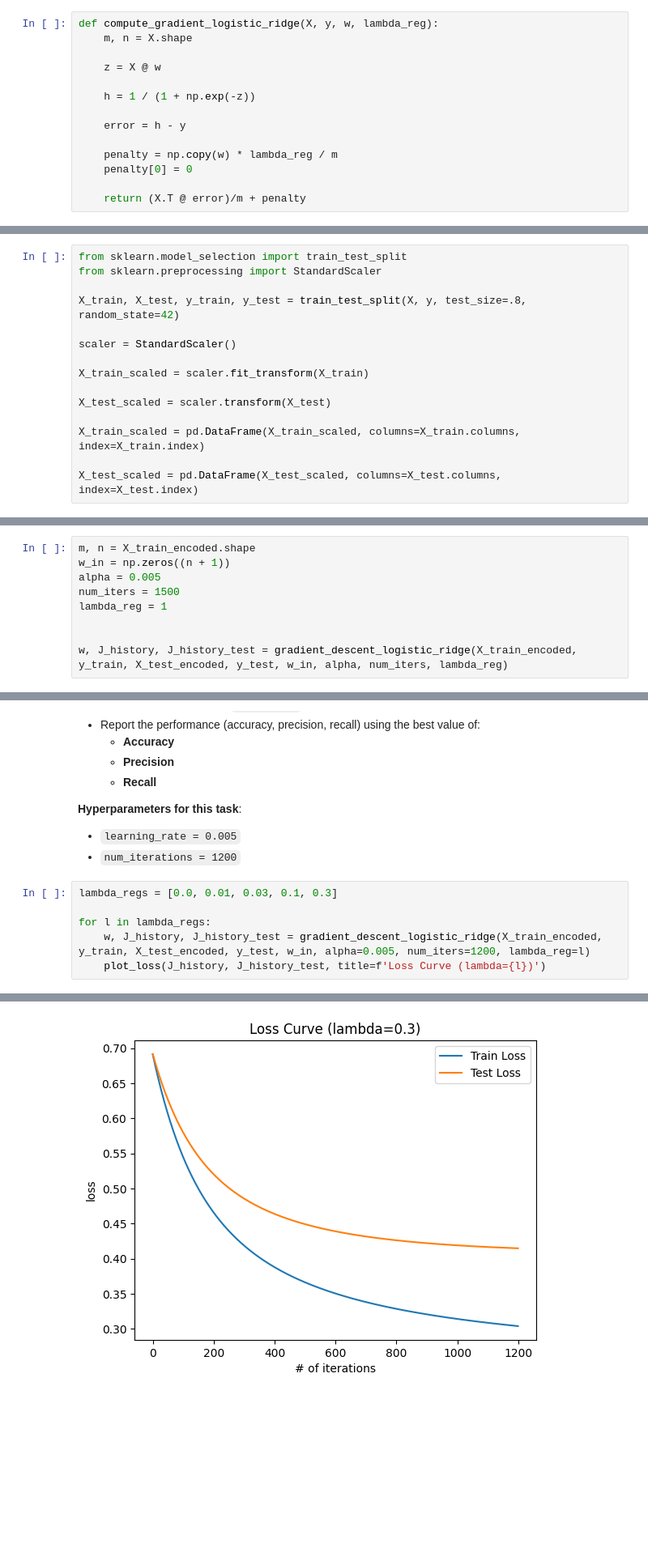
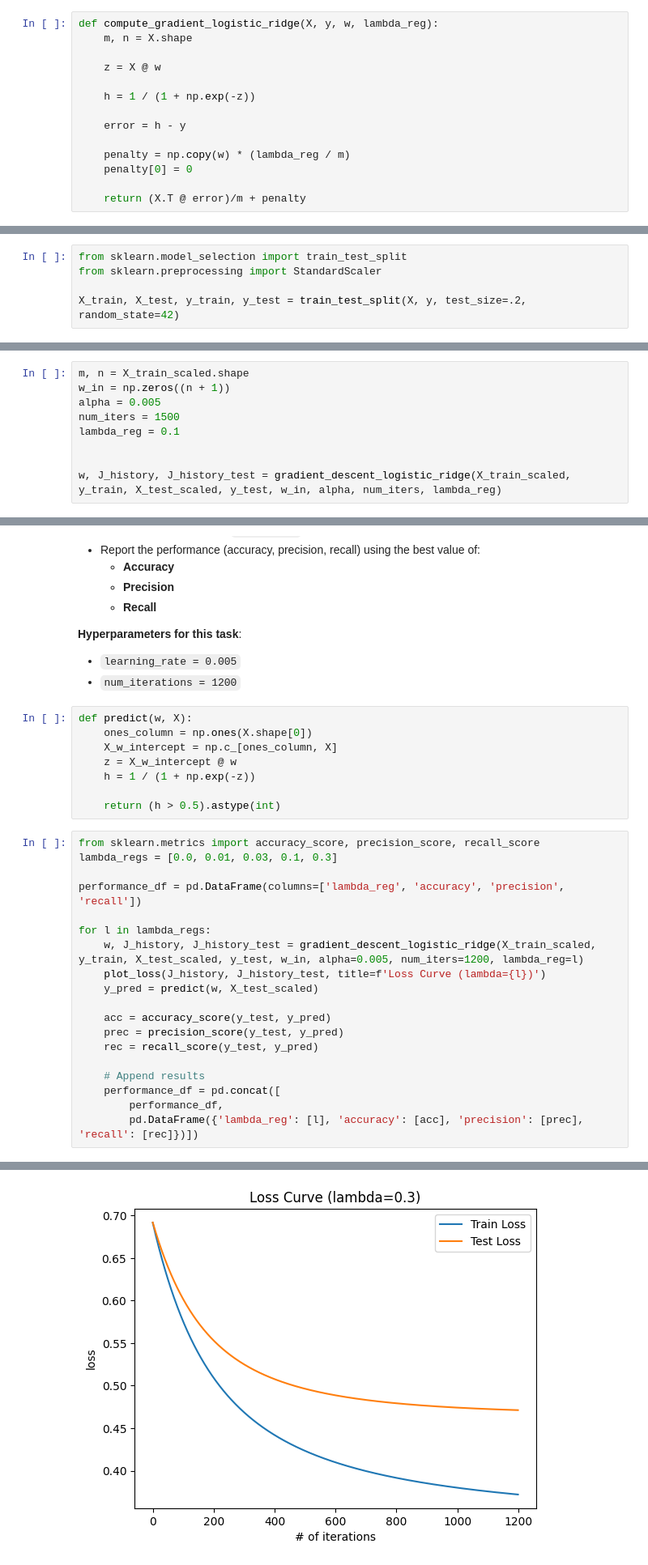
Before and after one commit to trumpetman9/stat362, a Jupyter notebook: instructor/hw1/HW1_binary.ipynb, the cells around one changed output, grey strips where cells are left out. Shown at 81% size. Saved outputs shown, nothing was run; the diff lists cells and outputs as text; blank space fills up the shorter version.

```diff
--- a/instructor/hw1/HW1_binary.ipynb
+++ b/instructor/hw1/HW1_binary.ipynb
@@ -339,7 +339,7 @@ def compute_gradient_logistic_ridge(X, y, w, lambda_reg):
 
     error = h - y
 
-    penalty = np.copy(w) * lambda_reg / m
+    penalty = np.copy(w) * (lambda_reg / m)
     penalty[0] = 0
 
     return (X.T @ error)/m + penalty
@@ -490,17 +490,7 @@ To ensure reproducibility, we specify `random_state=42` when performing the spli
 from sklearn.model_selection import train_test_split
 from sklearn.preprocessing import StandardScaler
 
-X_train, X_test, y_train, y_test = train_test_split(X, y, test_size=.8, random_state=42)
-
-scaler = StandardScaler()
-
-X_train_scaled = scaler.fit_transform(X_train)
-
-X_test_scaled = scaler.transform(X_test)
-
-X_train_scaled = pd.DataFrame(X_train_scaled, columns=X_train.columns, index=X_train.index)
-
-X_test_scaled = pd.DataFrame(X_test_scaled, columns=X_test.columns, index=X_test.index)
+X_train, X_test, y_train, y_test = train_test_split(X, y, test_size=.2, random_state=42)
 # %% [markdown]
 #### **Step 4: Categorical Variable Encoding**
 
@@ -583,14 +573,14 @@ With the training and test sets prepared, the next step is to **train the model*
 
 As long as the model **converges stably**, your hyperparameters are acceptable.
 # %%
-m, n = X_train_encoded.shape
+m, n = X_train_scaled.shape
 w_in = np.zeros((n + 1))
 alpha = 0.005
 num_iters = 1500
-lambda_reg = 1
+lambda_reg = 0.1
 
 
-w, J_history, J_history_test = gradient_descent_logistic_ridge(X_train_encoded, y_train, X_test_encoded, y_test, w_in, alpha, num_iters, lambda_reg)
+w, J_history, J_history_test = gradient_descent_logistic_ridge(X_train_scaled, y_train, X_test_scaled, y_test, w_in, alpha, num_iters, lambda_reg)
 # %% [markdown]
 #### **Step 6: Plot the Learning Curve of Gradient Descent**
 
@@ -644,10 +634,31 @@ plot_loss(J_history, J_history_test)
 **Hyperparameters for this task**:
 - `learning_rate = 0.005`
 - `num_iterations = 1200`
+# %%
+def predict(w, X):
+    ones_column = np.ones(X.shape[0])
+    X_w_intercept = np.c_[ones_column, X]
+    z = X_w_intercept @ w
+    h = 1 / (1 + np.exp(-z))
+
+    return (h > 0.5).astype(int)
 # %%
+from sklearn.metrics import accuracy_score, precision_score, recall_score
 lambda_regs = [0.0, 0.01, 0.03, 0.1, 0.3]
 
+performance_df = pd.DataFrame(columns=['lambda_reg', 'accuracy', 'precision', 'recall'])
+
 for l in lambda_regs:
-    w, J_history, J_history_test = gradient_descent_logistic_ridge(X_train_encoded, y_train, X_test_encoded, y_test, w_in, alpha=0.005, num_iters=1200, lambda_reg=l)
+    w, J_history, J_history_test = gradient_descent_logistic_ridge(X_train_scaled, y_train, X_test_scaled, y_test, w_in, alpha=0.005, num_iters=1200, lambda_reg=l)
     plot_loss(J_history, J_history_test, title=f'Loss Curve (lambda={l})')
+    y_pred = predict(w, X_test_scaled)
+
+    acc = accuracy_score(y_test, y_pred)
+    prec = precision_score(y_test, y_pred)
+    rec = recall_score(y_test, y_pred)
+
+    # Append results
+    performance_df = pd.concat([
+        performance_df,
+        pd.DataFrame({'lambda_reg': [l], 'accuracy': [acc], 'precision': [prec], 'recall': [rec]})])
 # %% [output]
@@ -658 +669 @@ for l in lambda_regs:
-[figure, old version]
+[figure, new version]
```
Also changed, not shown: parts of 17 cells of this notebook, 2 other files.
